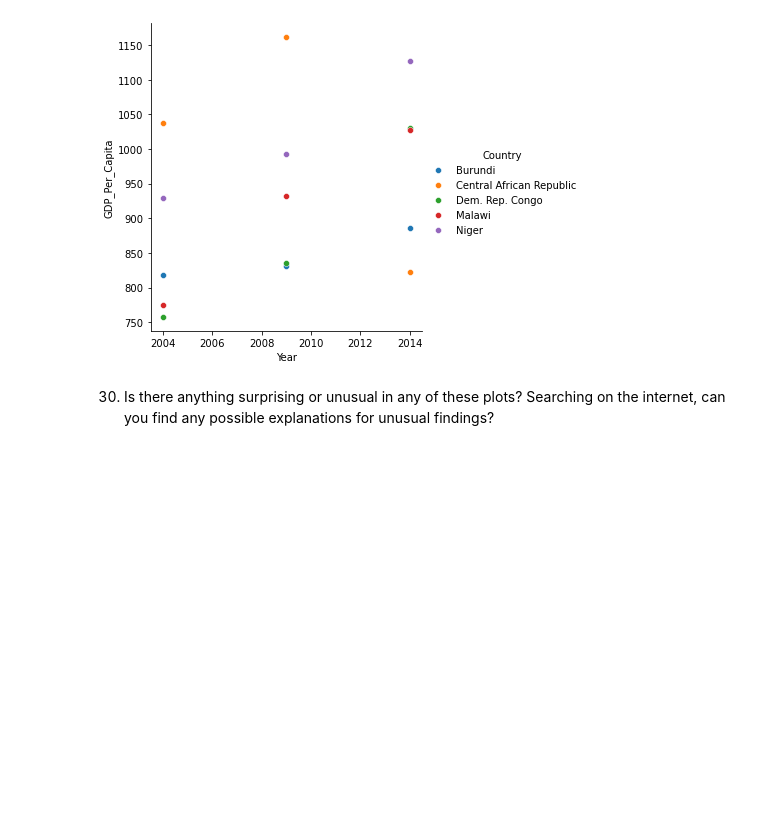
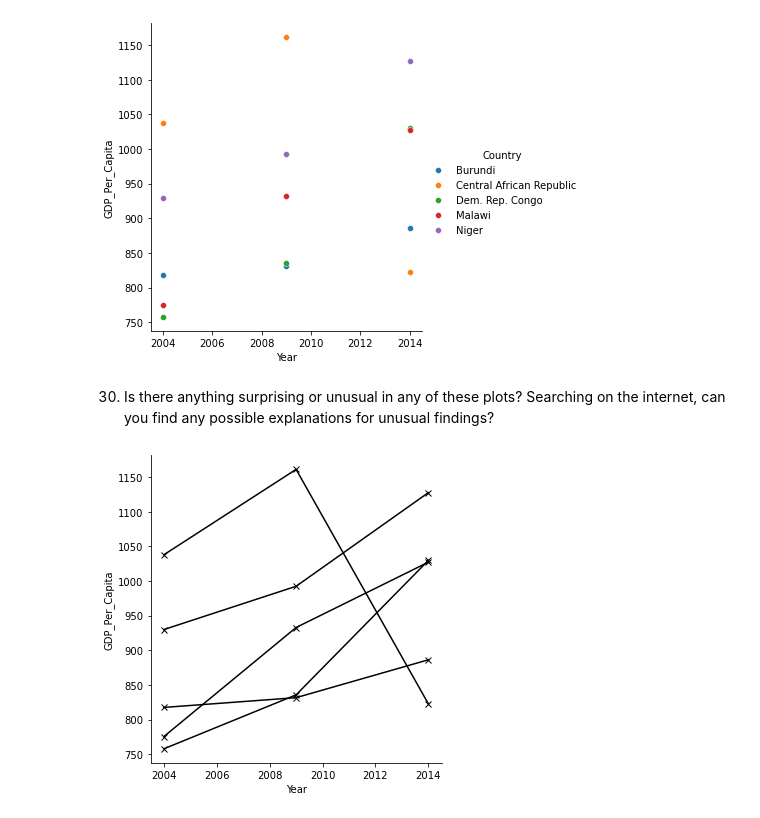
Before and after one commit to RRapoport33/gdp-and-internet-usage-RRapoport33, a Jupyter notebook: notebooks/UN Data Project.ipynb, the cells around one changed output. Cells and saved outputs as stored; diff of their text form; code cells hidden in the pictures; blank space fills up the shorter version.

```diff
--- a/notebooks/UN Data Project.ipynb
+++ b/notebooks/UN Data Project.ipynb
@@ -605,3 +633,9 @@ internetFG.add_legend()
 [figure]
 # %% [markdown]
 30.	Is there anything surprising or unusual in any of these plots? Searching on the internet, can you find any possible explanations for unusual findings?
+# %%
+internetFG = sns.FacetGrid(bottom_5_gdp, hue='Country', height=5, aspect=1)
+internetFG.map(plt.plot, 'Year', 'GDP_Per_Capita', color='k', marker='x')
+plt.show()
+# %% [output]
+[figure, added]
```
Also changed, not shown: parts of 14 cells of this notebook.
